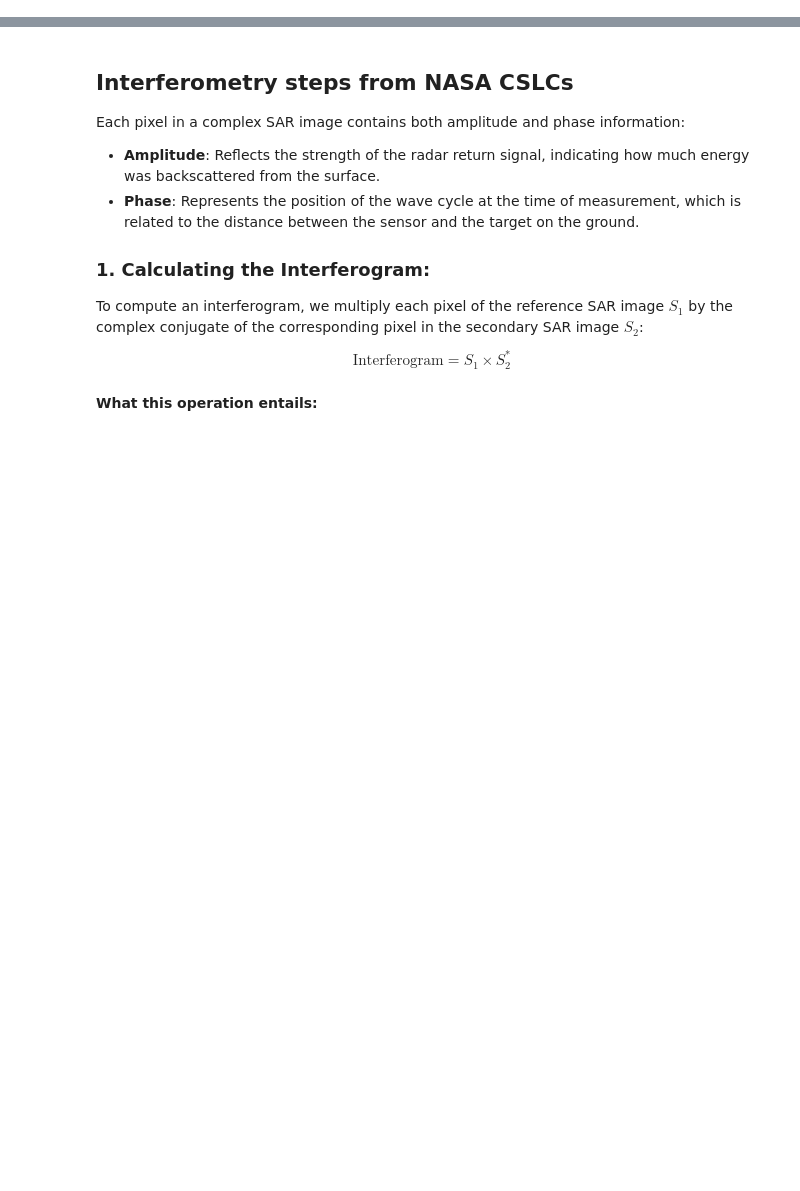
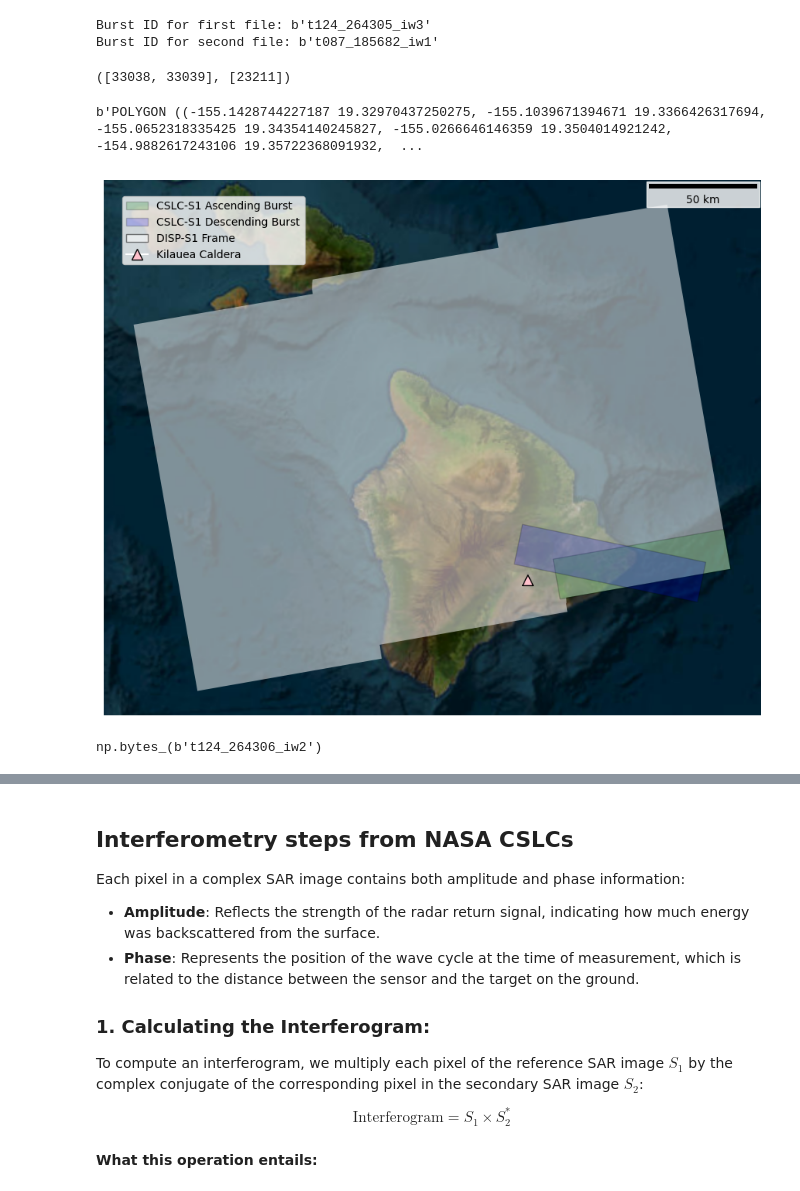
Before and after one commit to Jack-Hayes/sar_dump, a Jupyter notebook: comp_disp_samples.ipynb, the cells around one changed output, grey strips where cells are left out. Saved outputs shown, nothing was run; the diff lists cells and outputs as text; code cells hidden in the pictures; blank space fills up the shorter version.

Commit message:
started OPERA samples comapre

```diff
--- a/comp_disp_samples.ipynb
+++ b/comp_disp_samples.ipynb
@@ -34,0 +31,26 @@ import h5py
+# %%
+# we processed samples for the frame id 33039
+# since this frame id overlaps with our burst id of interest
+# we see that frame id 33038 also overlaps with our bursts, but there are no samples available for that frame id
+
+# hardcoded sentinel-1 bursts from locally downloaded OPERA CSLC-S1 products
+fn_1 = "/home/jehayes/gda_final/opera/cslc/OPERA_L2_CSLC-S1_T124-264305-IW3_20180420T043041Z_20240429T081305Z_S1A_VV_v1.1.h5"
+fn_2 = "/home/jehayes/gda_final/opera/cslc/OPERA_L2_CSLC-S1_T087-185682-IW1_20180411T161534Z_20240429T055355Z_S1B_VV_v1.1.h5"
+def get_burst_info(filename):
+    with h5py.File(filename, 'r') as f:
+        burst_info = f['identification/burst_id'][()]
+        return burst_info
+burst_id_1 = get_burst_info(fn_1)
+burst_id_2 = get_burst_info(fn_2)
+print(f"Burst ID for first file: {burst_id_1}")
+print(f"Burst ID for second file: {burst_id_2}")
+opera_utils.get_frame_ids_for_burst(burst_id_1.decode()), opera_utils.get_frame_ids_for_burst(burst_id_2.decode())
+# %% [output]
+Burst ID for first file: b't124_264305_iw3'
+Burst ID for second file: b't087_185682_iw1'
+([33038, 33039], [23211])
+# %%
+with h5py.File(fn_1, 'r') as f:
+    print(f['identification/bounding_polygon'][()])
+# %% [output]
+b'POLYGON ((-155.1428744227187 19.32970437250275, -155.1039671394671 19.3366426317694, -155.0652318335425 19.34354140245827, -155.0266646146359 19.3504014921242, -154.9882617243106 19.35722368091932,  ...
@@ -34,0 +128,51 @@ import h5py
+# %%
+# Kilauea caldera coordinates
+kilauea_lat, kilauea_lon = 19.4069, -155.2834
+from pyproj import Transformer
+transformer = Transformer.from_crs("EPSG:4326", gf_asc.crs, always_xy=True)
+kilauea_x, kilauea_y = transformer.transform(kilauea_lon, kilauea_lat)
+# %%
+f, ax = plt.subplots(figsize=(14, 7),layout='constrained')
+
+asc_patch = Patch(facecolor='green', edgecolor='black', alpha=0.2, label='CSLC-S1 Ascending Burst')
+desc_patch = Patch(facecolor='blue', edgecolor='black', alpha=0.2, label='CSLC-S1 Descending Burst')
+frame_patch = Patch(facecolor='white', edgecolor='black', alpha=0.5, label='DISP-S1 Frame')
+
+gf_frame.plot(ax=ax, color="white", alpha=0.5)
+gf_asc.plot(ax=ax, facecolor='green', edgecolor='black', alpha=0.2)
+gf_desc.plot(ax=ax, facecolor='blue', edgecolor='black', alpha=0.2)
+
+ax.scatter(kilauea_x, kilauea_y,
+           marker='^',
+           s=100,
+           color='pink',
+           edgecolor='black',
+           zorder=10,
+           label='Kilauea Caldera')
+
+ctx.add_basemap(ax=ax, crs=gf_asc.crs,
+                source=ctx.providers.Esri.WorldImagery,
+                attribution=False)
+
+legend = ax.legend(handles=[asc_patch, desc_patch, frame_patch,
+                           plt.Line2D([0], [0], marker='^', color='w', markerfacecolor='pink',
+                                     markeredgecolor='black', markersize=10, label='Kilauea Caldera')],
+                  loc='upper left',
+                  bbox_to_anchor=(0.02, 0.98),
+                  framealpha=0.8,
+                  facecolor='white',
+                  fontsize=10)
+
+scalebar = ScaleBar(1, "m", box_alpha=0.8, location='upper right')
+ax.add_artist(scalebar)
+
+ax.set(xticks=[], yticks=[],
+       xlabel="", ylabel="",
+       frame_on=False);
+# %% [output]
+[figure, added]
+# %%
+fn_static_asc = '/home/jehayes/opera_disp_samples/kil_2018_04/static_lyrs/OPERA_L2_CSLC-S1-STATIC_T124-264306-IW2_20140403_S1A_v1.0.h5'
+get_burst_info(fn_static_asc)
+# %% [output]
+np.bytes_(b't124_264306_iw2')
```
Also changed, not shown: parts of 30 cells of this notebook.
